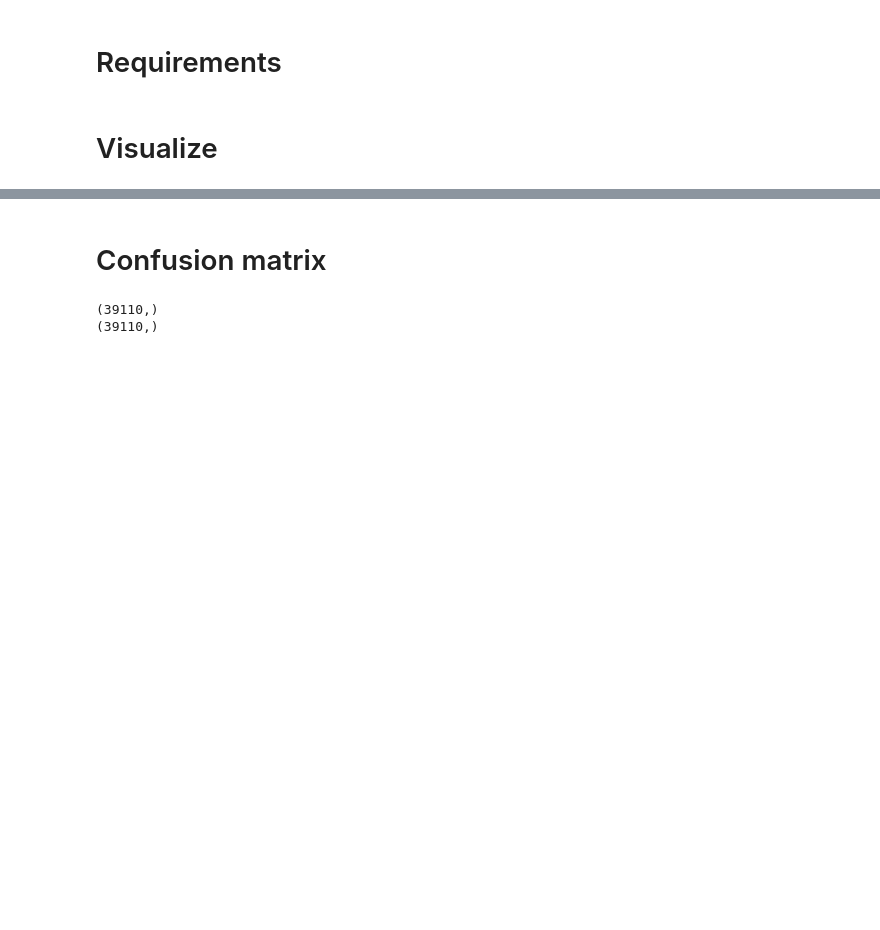
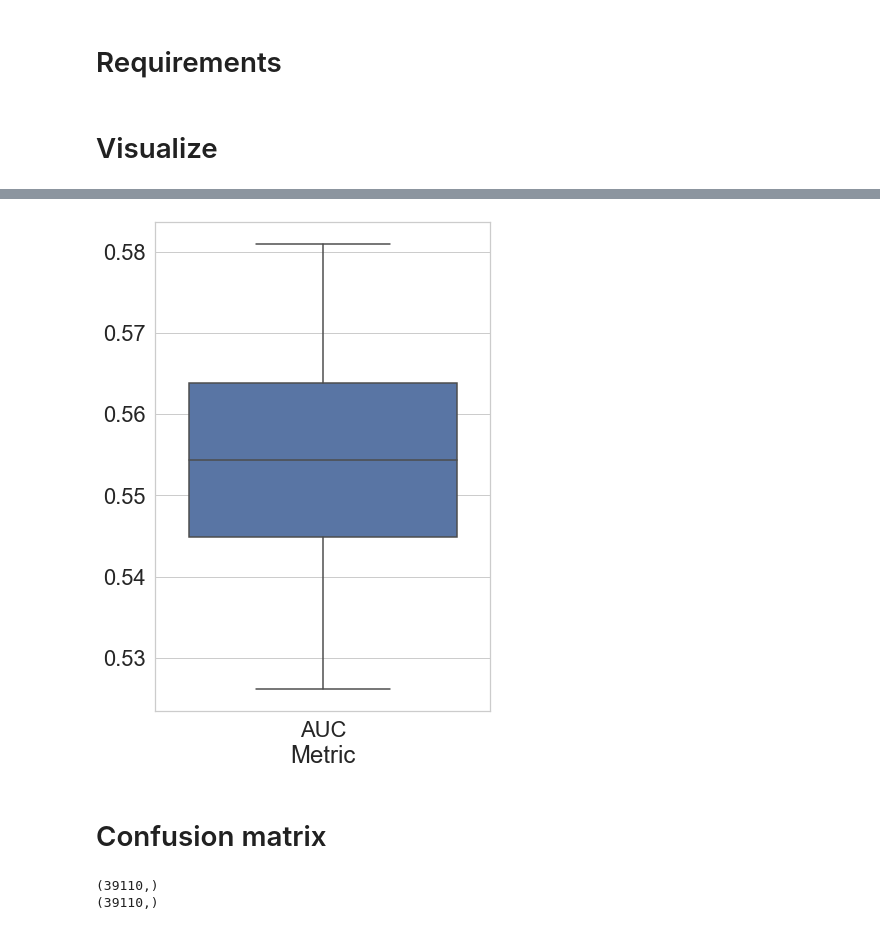
Before and after one commit to EEL-competition/solution, a Jupyter notebook: phraseology/notebooks/3_visualize_results.ipynb, the cells around one changed output, grey strips where cells are left out. Saved outputs shown, nothing was run; the diff lists cells and outputs as text; code cells hidden in the pictures; blank space fills up the shorter version.

```diff
--- a/phraseology/notebooks/3_visualize_results.ipynb
+++ b/phraseology/notebooks/3_visualize_results.ipynb
@@ -29,3 +56,15 @@ No artists with labels found to put in legend.  Note that artists whose label st
+# %%
+ax = sns.boxplot(y="Score", x="Metric",
+            data=auc_data)
+ax.set(ylabel='')
+plt.savefig(
+    "./mlp_auc.png",
+    format="png",
+    dpi=300,
+    bbox_inches='tight',
+)
+# %% [output]
+[figure, added]
 # %% [markdown]
 # Confusion matrix
 # %%
```
Also changed, not shown: parts of 12 cells of this notebook, 3 other files.
